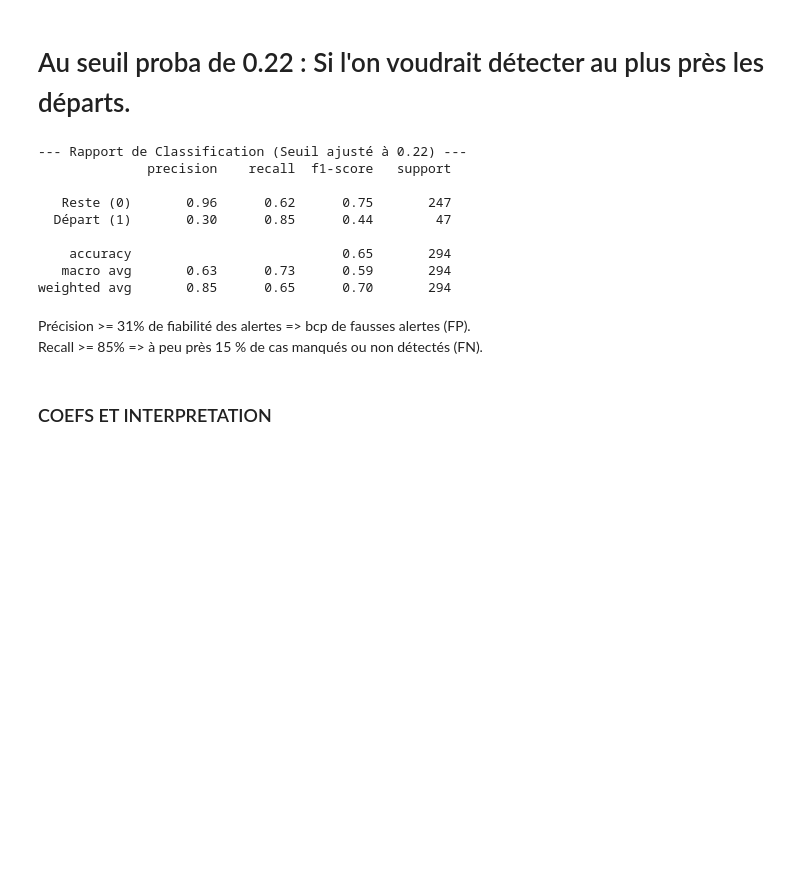
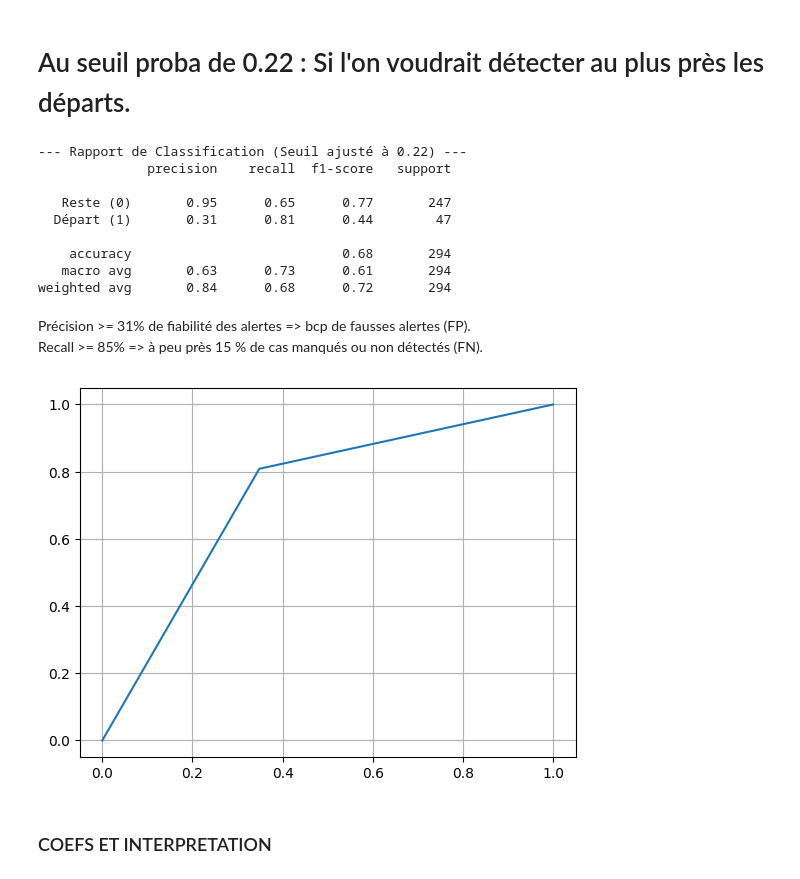
Before and after one commit to AIEngOc2025/Projet4, a Jupyter notebook: Developpement/classification_informations.ipynb, the cells around one changed output. Drawn from its saved outputs; the diff is of its cells as text; code cells hidden in the pictures; blank space fills up the shorter version.

Commit message:
add roc_auc  plot

```diff
--- a/Developpement/classification_informations.ipynb
+++ b/Developpement/classification_informations.ipynb
@@ -847,7 +847,7 @@ from sklearn.metrics import classification_report, recall_score, precision_score
 
 # --- 1. Définir le seuil optimal agressif
 # C'est la valeur qui maximise le Rappel tout en gardant la Précision au-dessus de 25% (un minimum de crédibilité).
-SEUIL_RECALL_AGRESSIF = 0.22
+SEUIL_RECALL_AGRESSIF = 0.25
 
 # --- 2. Obtenir les probabilités de la classe positive ('Départ' = 1) ---
 # .predict_proba() renvoie un tableau de [proba classe 0, proba classe 1]
@@ -866,15 +866,25 @@ print(classification_report(y_test, y_pred_agressive, target_names=['Reste (0)',
 --- Rapport de Classification (Seuil ajusté à 0.22) ---
               precision    recall  f1-score   support
 
-   Reste (0)       0.96      0.62      0.75       247
-  Départ (1)       0.30      0.85      0.44        47
+   Reste (0)       0.95      0.65      0.77       247
+  Départ (1)       0.31      0.81      0.44        47
 
-    accuracy                           0.65       294
-   macro avg       0.63      0.73      0.59       294
-weighted avg       0.85      0.65      0.70       294
+    accuracy                           0.68       294
+   macro avg       0.63      0.73      0.61       294
+weighted avg       0.84      0.68      0.72       294
 # %% [markdown]
 Précision >= 31% de fiabilité des alertes => bcp de fausses alertes  (FP).
 Recall >= 85%  => à peu près 15 % de cas manqués ou non détectés (FN).
+# %%
+#courbe ROC_AUC
+from sklearn.metrics import roc_curve
+fpr, tpr, thresholds = roc_curve(y_test, y_pred_agressive)
+
+import matplotlib.pyplot as plt
+plt.plot(fpr, tpr)
+plt.grid()
+# %% [output]
+[figure, added]
 # %% [markdown]
 ### COEFS  ET INTERPRETATION
 # %%
```
Also changed, not shown: parts of 3 cells of this notebook.
